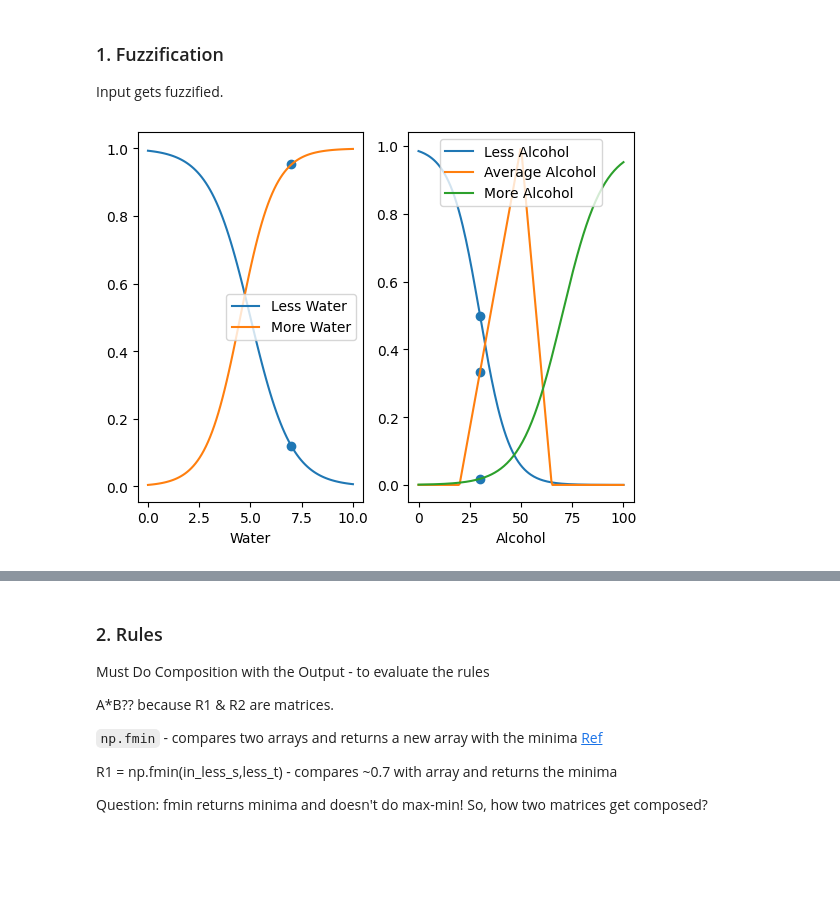
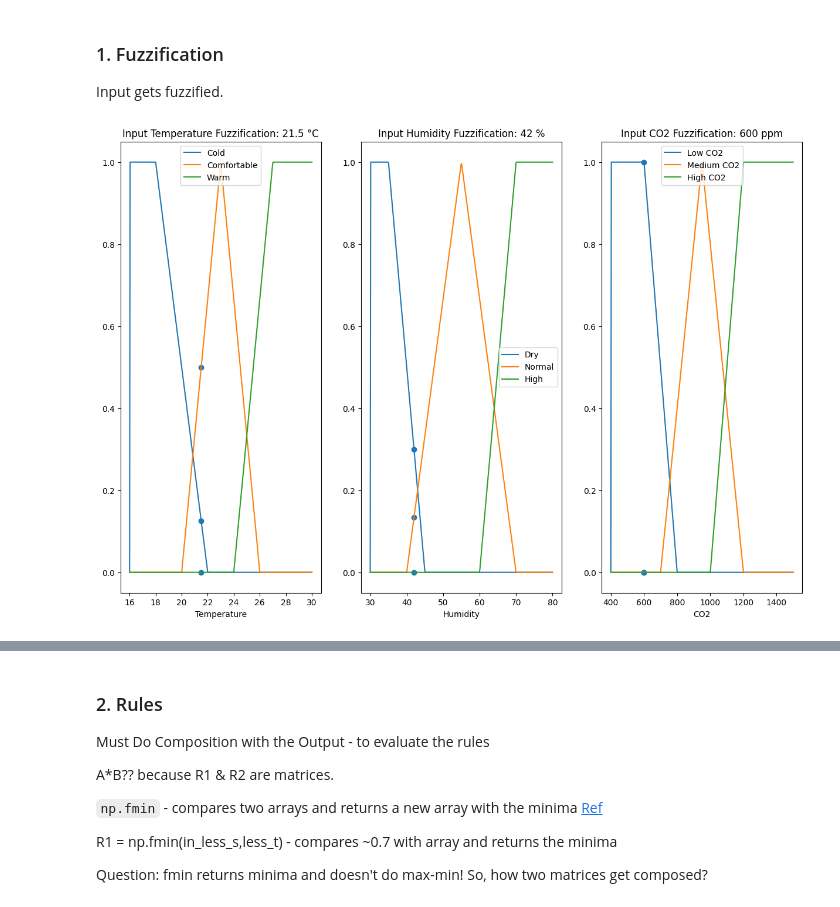
Before and after one commit to everhettoo/fl-hvac-control, a Jupyter notebook: notebooks/mamdani_hvac_control.ipynb, the cells around one changed output, grey strips where cells are left out. Cells and saved outputs as stored; diff of their text form; code cells hidden in the pictures; blank space fills up the shorter version.

```diff
--- a/notebooks/mamdani_hvac_control.ipynb
+++ b/notebooks/mamdani_hvac_control.ipynb
@@ -74,46 +89,70 @@ plt.show()
 Input gets fuzzified.
 # %%
 # Inputs needs to fuzzified using the membership functions defined above.
-in_water = 7
-in_water_less = mf.sigmoid(in_water, -1, 5)
-in_water_more = mf.sigmoid(in_water, 1.2, 4.5)
+in_temp = 21.5
+in_cold_temp = mf.trap(in_temp, 16, 16, 18,22)
+in_comfortable_temp = mf.tri(in_temp, 20, 23, 26)
+in_warm_temp = mf.trap(in_temp, 24, 27, 30, 30)
 
-in_alc = 30
-in_alc_less = mf.sigmoid(in_alc, -0.14, 30)
-in_alc_avg = mf.tri(in_alc, 20, 50, 65)
-in_alc_more = mf.sigmoid(in_alc, 0.1, 70)
+in_humid = 42
+in_dry_humid = mf.trap(in_humid, 30, 30, 35, 45)
+in_normal_humid = mf.tri(in_humid, 40, 55, 70)
+in_high_humid = mf.trap(in_humid, 60, 70, 80, 80)
 
-# Water Plots with input fuzzified points
-plt.figure()
-plt.subplot(1, 2, 1)
-plt.plot(water, less_w, label="Less Water")
-plt.plot(water, more_w, label="More Water")
-plt.scatter([in_water, in_water], [in_water_less, in_water_more])
-plt.xlabel("Water")
+in_co2 = 600
+in_low_co2 = mf.trap(in_co2, 400, 400, 600, 800)
+in_medium_co2 = mf.tri(in_co2, 700, 950, 1200)
+in_high_co2 = mf.trap(in_co2, 1000, 1200, 1500, 1500)
+
+# Temperature Plots with input fuzzified points
+plt.figure(0, figsize=(15, 10))
+plt.subplot(1, 3, 1)
+plt.plot(temp, cold_temp, label="Cold")
+plt.plot(temp, comfortable_temp, label="Comfortable")
+plt.plot(temp, warm_temp, label="Warm")
+
+plt.scatter([in_temp, in_temp, in_temp], [in_cold_temp, in_comfortable_temp, in_warm_temp])
+plt.xlabel("Temperature")
+plt.title("Input Temperature Fuzzification: 21.5 °C")
 plt.legend()
 
-# Alcohol Plots with input fuzzified points
-plt.subplot(1, 2, 2)
-plt.plot(alc, less_alc, label="Less Alcohol")
-plt.plot(alc, avg_alc, label="Average Alcohol")
-plt.plot(alc, more_alc, label="More Alcohol")
+plt.subplot(1, 3, 2)
+plt.plot(humid, dry_humid, label="Dry")
+plt.plot(humid, normal_humid, label="Normal")
+plt.plot(humid, high_humid, label="High")
 
-plt.scatter([in_alc, in_alc, in_alc], [in_alc_less, in_alc_avg, in_alc_more])
-plt.xlabel("Alcohol")
+plt.scatter([in_humid, in_humid, in_humid], [in_dry_humid, in_normal_humid, in_high_humid])
+plt.xlabel("Humidity")
+plt.title("Input Humidity Fuzzification: 42 %")
 plt.legend()
 
+plt.subplot(1, 3, 3)
+plt.plot(co2, low_co2, label="Low CO2")
+plt.plot(co2, medium_co2, label="Medium CO2")
+plt.plot(co2, high_co2, label="High CO2")
+
+plt.scatter([in_co2, in_co2, in_co2], [in_low_co2, in_medium_co2, in_high_co2])
+plt.xlabel("CO2")
+plt.title("Input CO2 Fuzzification: 600 ppm")
+plt.legend()
 plt.show()
 
-
-# For instance, when the water consumption is 7 liter, it has a membership of 0.12 in less-water and 0.95 in more-water.
-# More on more-water.
-print(f"fuzzified in_less_water: {in_water_less}")
-print(f"fuzzified in_more_water: {in_water_more}")
-
-# Similarly, when the alcohol consumption is 30 units, it has a membership of 0.5 in less-alcohol, 0.33 in average-alcohol
-# and 0.18 in more-alcohol. Showing more on less-alcohol and average-alcohol than more-alcohol.
-print(f"fuzzified in_alc_more: {in_alc_more}")
-print(f"fuzzified in_avg_alc: {in_alc_avg}")
-print(f"fuzzified in_less_alc: {in_alc_less}")
+print(f"################################################################################")
+print(f"#temperature input: {in_temp} °C")
+print(f"fuzzified in_cold_temp: {in_cold_temp}")
+print(f"fuzzified in_comfortable_temp: {in_comfortable_temp}")
+print(f"fuzzified in_warm_temp: {in_warm_temp}")
+print(f"################################################################################")
+print(f"#humidity input: {in_humid} %")
+print(f"fuzzified in_dry_humid: {in_dry_humid}")
+print(f"fuzzified in_normal_humid: {in_normal_humid}")
+print(f"fuzzified in_high_humid: {in_high_humid}")
+print(f"################################################################################")
+print(f"Example 1:")
+print(f"#CO2 input: {in_co2} ppm")
+print(f"fuzzified in_low_co2: {in_low_co2}")
+print(f"fuzzified in_medium_co2: {in_medium_co2}")
+print(f"fuzzified in_high_co2: {in_high_co2}")
+print(f"################################################################################")
 # %% [output]
-[figure, old version]
+[figure, new version]
```
Also changed, not shown: parts of 8 cells of this notebook, 2 other files.
